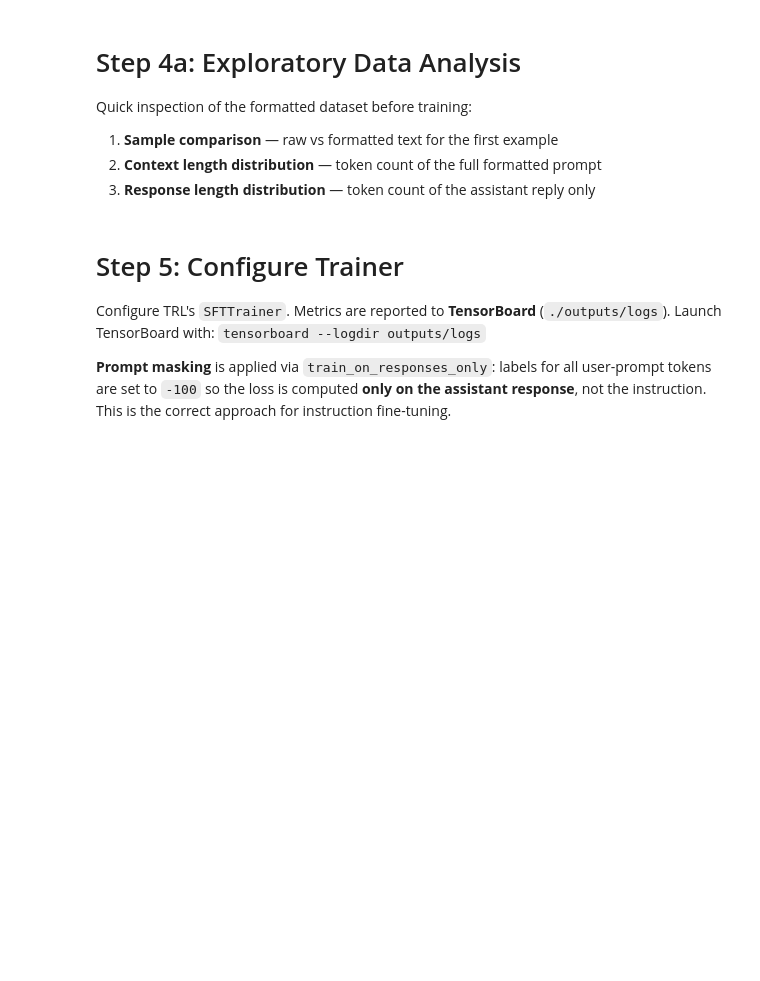
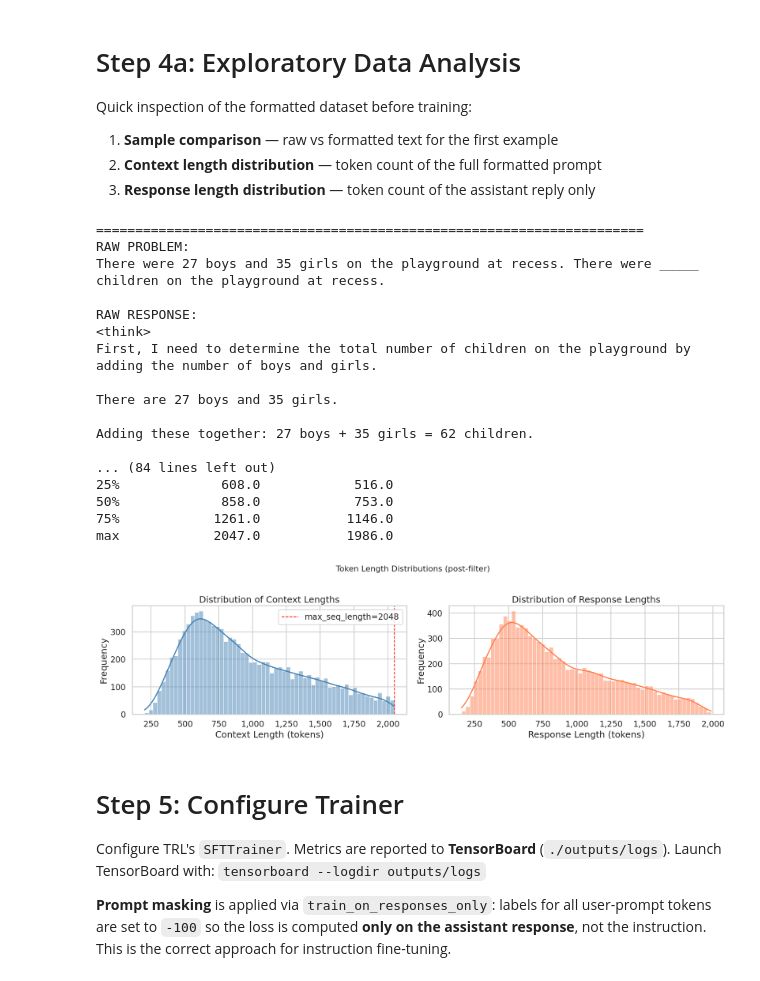
Before and after one commit to tangowhisky-dev/MLEngg, a Jupyter notebook: finetune_cuda3.ipynb, the cells around one changed output. Drawn from its saved outputs; the diff is of its cells as text; code cells hidden in the pictures; blank space fills up the shorter version.

```diff
--- a/finetune_cuda3.ipynb
+++ b/finetune_cuda3.ipynb
@@ -18,14 +27,14 @@ Unsloth automatically patches the model for 2x faster training with reduced VRAM
 # %%
 from unsloth import FastLanguageModel
 
-HF_MODEL_ID = "unsloth/Llama-3.2-3B"
+HF_MODEL_ID = "unsloth/Llama-3.2-3B-Instruct"
 max_seq_length = 2048
 
 base_model, tokenizer = FastLanguageModel.from_pretrained(
     model_name=HF_MODEL_ID,
     max_seq_length=max_seq_length,
     dtype=None,          # auto-detect bfloat16 / float16
-    load_in_4bit=False,   # 4-bit quantisation for lower VRAM
+    load_in_4bit=True,   # 4-bit quantisation for lower VRAM
 )
 
 print(f"✓ Loaded: {HF_MODEL_ID}")
@@ -69,7 +96,7 @@ Precise token-length filtering happens in Step 4a after tokenization is already
 from datasets import load_dataset
 
 HF_DATASET_ID = "ServiceNow-AI/R1-Distill-SFT"
-subset_size = 20480    # final number of examples after precise filtering in EDA
+subset_size = 10240    # final number of examples after precise filtering in EDA
 POOL_MULTIPLIER = 1.5  # oversample to account for examples dropped by token filter
 CHARS_PER_TOKEN = 4    # conservative proxy: ~4 chars per token for this dataset
 char_limit = max_seq_length * CHARS_PER_TOKEN
@@ -82,7 +109,7 @@ print(f"✓ Full dataset: {len(dataset):,} examples")
 # This is O(n) string-length check — very fast.
 dataset = dataset.filter(
     lambda row: len(row["reannotated_assistant_content"]) < char_limit,
-    num_proc=4,
+    num_proc=8,
 )
 print(f"✓ After char-length pre-filter (<{char_limit:,} chars): {len(dataset):,} examples")
 
@@ -124,6 +158,7 @@ Quick inspection of the formatted dataset before training:
 2. **Context length distribution** — token count of the full formatted prompt
 3. **Response length distribution** — token count of the assistant reply only
 # %%
+import os
 import pandas as pd
 import seaborn as sns
 import matplotlib.pyplot as plt
@@ -143,13 +178,34 @@ print("FORMATTED TEXT:")
 print(sample["text"])
 print("=" * 70)
 
-# ── 2 & 3. Compute token lengths (tokenization already needed for EDA) ────────
-print(f"\nComputing token lengths for {len(dataset):,} examples...")
+# ── 2 & 3. Compute token lengths via dataset.map() (multiprocess) ─────────────
+# Using dataset.map() with num_proc mirrors exactly what SFTTrainer does
+# internally — each worker gets a shard of the dataset and runs the fast
+# tokenizer in its own process, giving full multi-core parallelism.
+NUM_PROC = max(1, os.cpu_count() // 2)
+print(f"\nComputing token lengths for {len(dataset):,} examples  (num_proc={NUM_PROC})...")
 
-context_lengths  = [len(tokenizer.encode(row["text"], add_special_tokens=False))
-                    for row in dataset]
-response_lengths = [len(tokenizer.encode(row["reannotated_assistant_content"], add_special_tokens=False))
-                    for row in dataset]
+def compute_lengths(batch):
+    ctx  = tokenizer(batch["text"],
+                     add_special_tokens=False, truncation=False)
+    resp = tokenizer(batch["reannotated_assistant_content"],
+                     add_special_tokens=False, truncation=False)
+    return {
+        "context_length":  [len(ids) for ids in ctx["input_ids"]],
+        "response_length": [len(ids) for ids in resp["input_ids"]],
+    }
+
+dataset_with_lengths = dataset.map(
+    compute_lengths,
+    batched=True,
+    batch_size=256,
+    num_proc=NUM_PROC,
+    desc="Tokenizing",
+)
+print("✓ Tokenization complete")
+
+context_lengths  = dataset_with_lengths["context_length"]
+response_lengths = dataset_with_lengths["response_length"]
 
 df = pd.DataFrame({
     "context_length":  context_lengths,
@@ -178,33 +234,52 @@ response_lengths = df_valid["response_length"].tolist()
 df_plot = df_valid[["context_length", "response_length"]]
 
 print(f"✓ Final dataset: {len(dataset):,} examples (target was {subset_size:,})")
 print(f"\n📊 After token filter:")
 print(df_plot.describe().round(1).to_string())
 
 # ── 2. Context Length Distribution ───────────────────────────────────────────
 fig, axes = plt.subplots(1, 2, figsize=(18, 5))
 
 sns.histplot(data=df_plot, x="context_length", bins=60, kde=True,
              color="steelblue", ax=axes[0])
 axes[0].axvline(max_seq_length, color="red", linestyle="--", linewidth=1.5,
                 label=f"max_seq_length={max_seq_length}")
 axes[0].set_title("Distribution of Context Lengths")
 axes[0].set_xlabel("Context Length (tokens)")
 axes[0].set_ylabel("Frequency")
 axes[0].xaxis.set_major_formatter(mticker.FuncFormatter(lambda x, _: f"{int(x):,}"))
 axes[0].legend()
 
 # ── 3. Response Length Distribution ──────────────────────────────────────────
 sns.histplot(data=df_plot, x="response_length", bins=60, kde=True,
              color="coral", ax=axes[1])
 axes[1].set_title("Distribution of Response Lengths")
 axes[1].set_xlabel("Response Length (tokens)")
 axes[1].set_ylabel("Frequency")
 axes[1].xaxis.set_major_formatter(mticker.FuncFormatter(lambda x, _: f"{int(x):,}"))
 
 plt.suptitle("Token Length Distributions (post-filter)", fontsize=16, y=1.02)
 plt.tight_layout()
 plt.show()
+# %% [output]
+======================================================================
+RAW PROBLEM:
+There were 27 boys and 35 girls on the playground at recess. There were _____ children on the playground at recess.
+
+RAW RESPONSE:
+<think>
+First, I need to determine the total number of children on the playground by adding the number of boys and girls.
+
+There are 27 boys and 35 girls.
+
+Adding these together: 27 boys + 35 girls = 62 children.
+
+... (84 lines left out)
+25%             608.0            516.0
+50%             858.0            753.0
+75%            1261.0           1146.0
+max            2047.0           1986.0
+[figure, added]
 # %% [markdown]
 # Step 5: Configure Trainer
 
```
Also changed, not shown: parts of 13 cells of this notebook, 2 other files.
